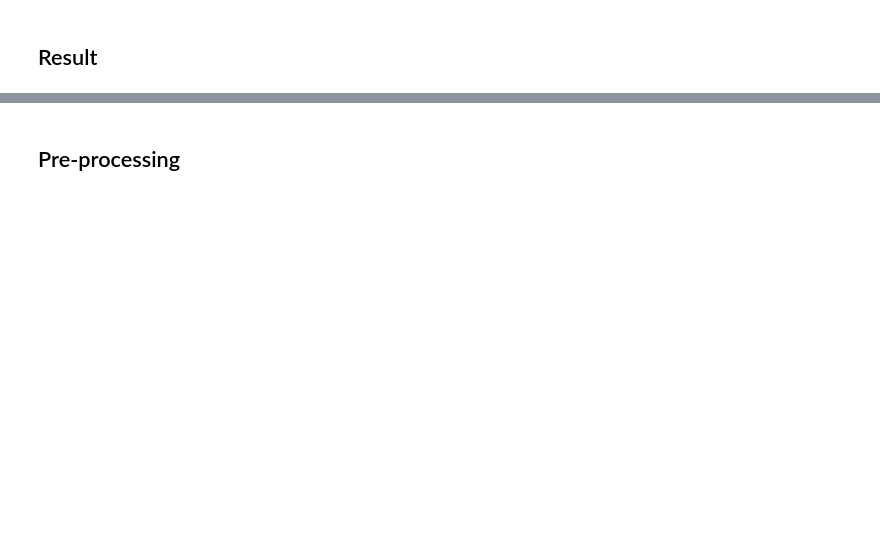
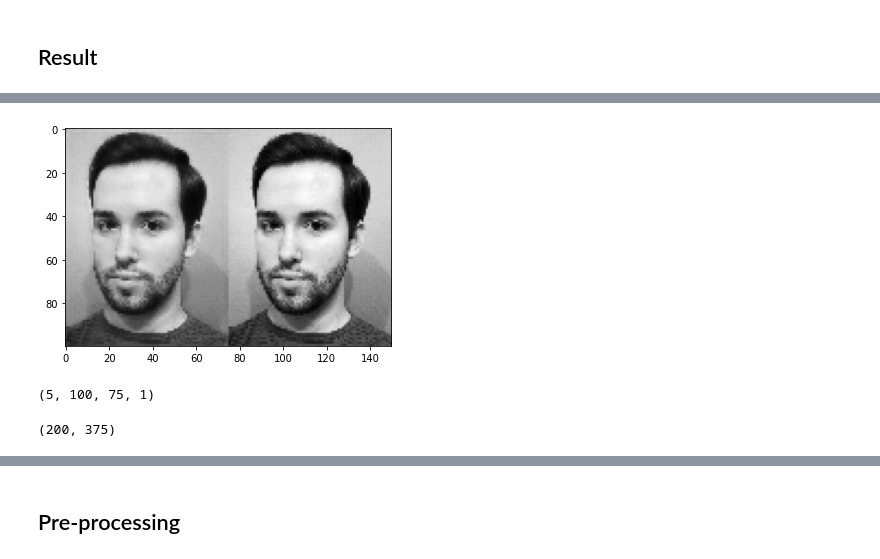
Before and after one commit to Vaycold/Python_DL, a Jupyter notebook: Image_Transformation/컬러사진을 흑백사진으로 바꾸기.ipynb, the cells around one changed output, grey strips where cells are left out. Saved outputs shown, nothing was run; the diff lists cells and outputs as text; code cells hidden in the pictures; blank space fills up the shorter version.

```diff
--- a/Image_Transformation/컬러사진을 흑백사진으로 바꾸기.ipynb
+++ b/Image_Transformation/컬러사진을 흑백사진으로 바꾸기.ipynb
@@ -198,0 +233,18 @@ res = model.predict()
+# %%
+plt.imshow(img, cmap='gray')
+plt.show()
+# %% [output]
+[figure, added]
+# %%
+# 5장 비교
+five = model.predict(test_images[:5])
+five.shape
+# %% [output]
+(5, 100, 75, 1)
+# %%
+imgs = np.concatenate(
+    [ five, test_gray_images[:5]], axis=1
+).transpose((1,0,2,3)).reshape((200,-1))
+imgs.shape
+# %% [output]
+(200, 375)
```
Also changed, not shown: parts of 24 cells of this notebook.
